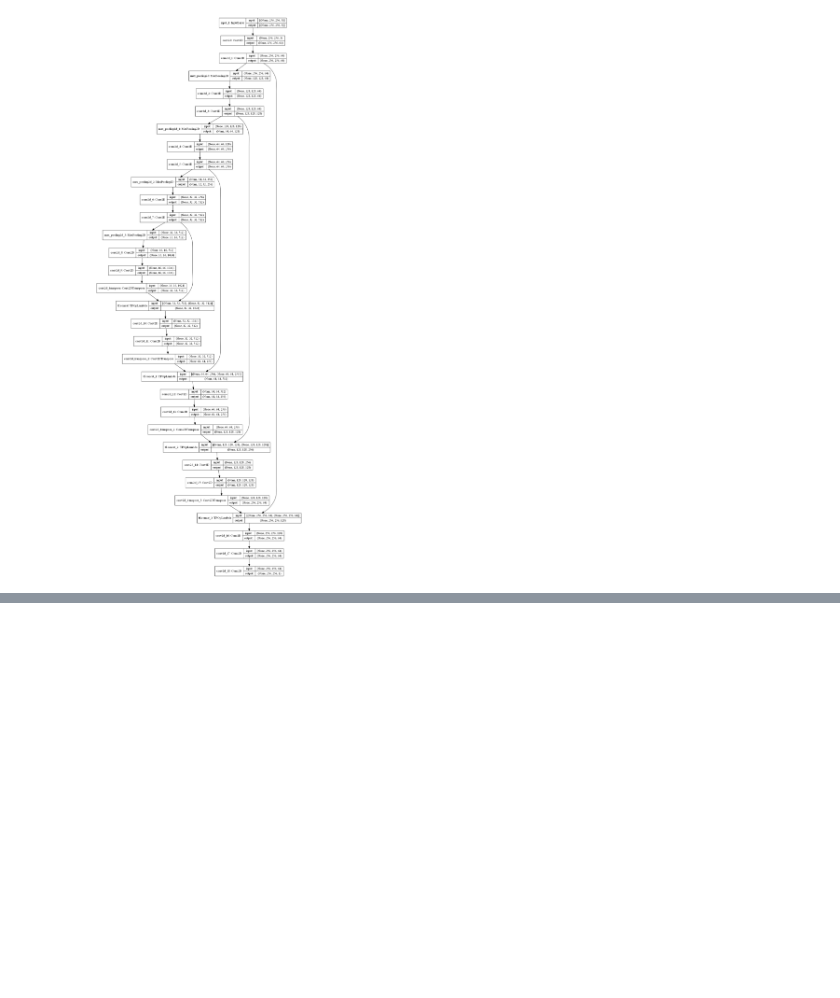
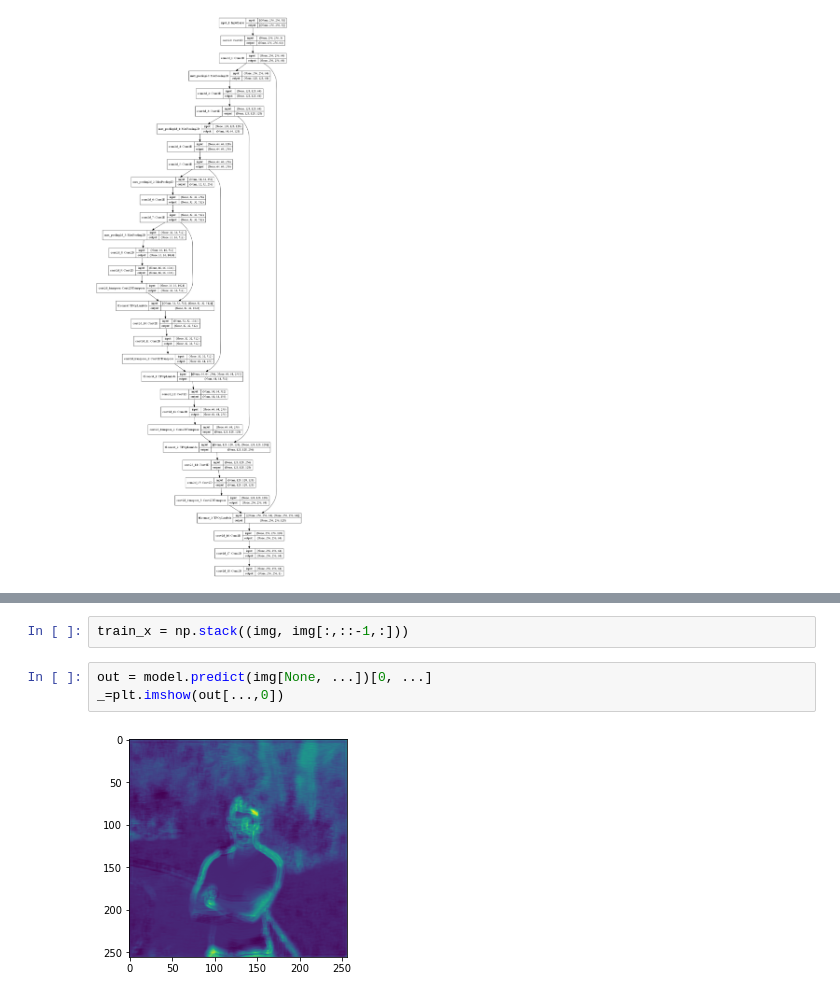
Before and after one commit to superbe/deep_learning_in_computer_vision, a Jupyter notebook: Lesson 4/COCO.ipynb, the cells around one changed output, grey strips where cells are left out. Cells and saved outputs as stored; diff of their text form; blank space fills up the shorter version.

```diff
--- a/Lesson 4/COCO.ipynb
+++ b/Lesson 4/COCO.ipynb
@@ -224,0 +235,7 @@ Hint: If you want to see a list of allocated tensors when OOM happens, add repor
+# %%
+train_x = np.stack((img, img[:,::-1,:]))
+# %%
+out = model.predict(img[None, ...])[0, ...]
+_=plt.imshow(out[...,0])
+# %% [output]
+[figure, added]
```
Also changed, not shown: parts of 9 cells of this notebook.
